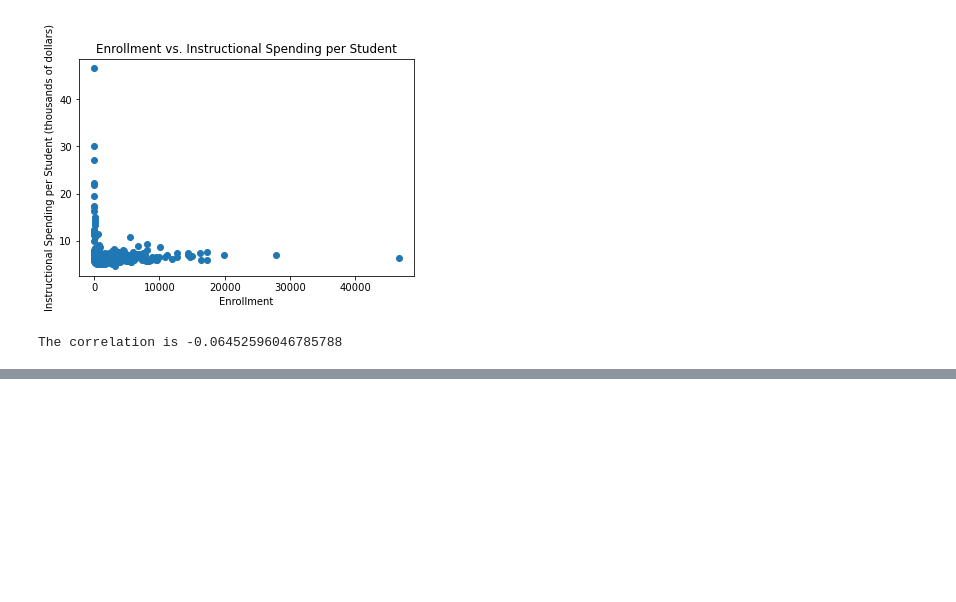
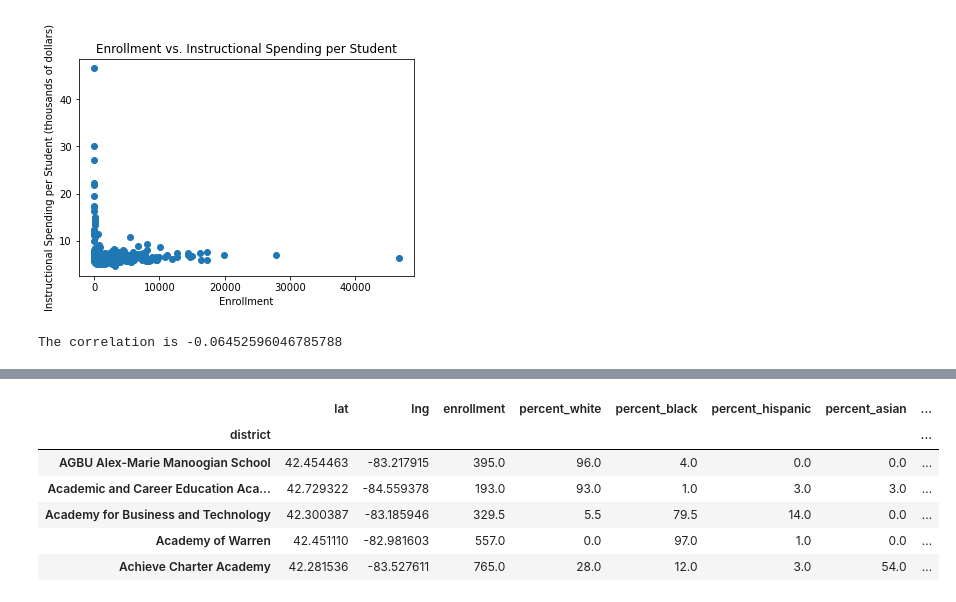
Before and after one commit to robertodiazbriones/Project_2, a Jupyter notebook: Education_finance_exploration.ipynb, the cells around one changed output, grey strips where cells are left out. Cells and saved outputs as stored; diff of their text form; code cells hidden in the pictures; blank space fills up the shorter version.

```diff
--- a/Education_finance_exploration.ipynb
+++ b/Education_finance_exploration.ipynb
@@ -565,0 +635,16 @@ The correlation is -0.06452596046785788
+# %%
+#drop the unnamed column from district averages
+
+district_aves_df = district_aves_df[['lat', 'lng', 'enrollment', 'percent_white', 'percent_black', 'percent_hispanic',
+                                     'percent_asian', 'percent_other','free_lunch_eligible', 'not_eligible', 'total_count',
+                                     'percent_student_body_eligible_for_frl']].copy()
+
+district_aves_df.head()
+# %% [output]
+|  | lat | lng | enrollment | percent_white | percent_black | percent_hispanic | percent_asian | ... |
+| district |  |  |  |  |  |  |  | ... |
+| AGBU Alex-Marie Manoogian School | 42.454463 | -83.217915 | 395.0 | 96.0 | 4.0 | 0.0 | 0.0 | ... |
+| Academic and Career Education Aca... | 42.729322 | -84.559378 | 193.0 | 93.0 | 1.0 | 3.0 | 3.0 | ... |
+| Academy for Business and Technology | 42.300387 | -83.185946 | 329.5 | 5.5 | 79.5 | 14.0 | 0.0 | ... |
+| Academy of Warren | 42.451110 | -82.981603 | 557.0 | 0.0 | 97.0 | 1.0 | 0.0 | ... |
+| Achieve Charter Academy | 42.281536 | -83.527611 | 765.0 | 28.0 | 12.0 | 3.0 | 54.0 | ... |
```
Also changed, not shown: parts of 4 cells of this notebook.
